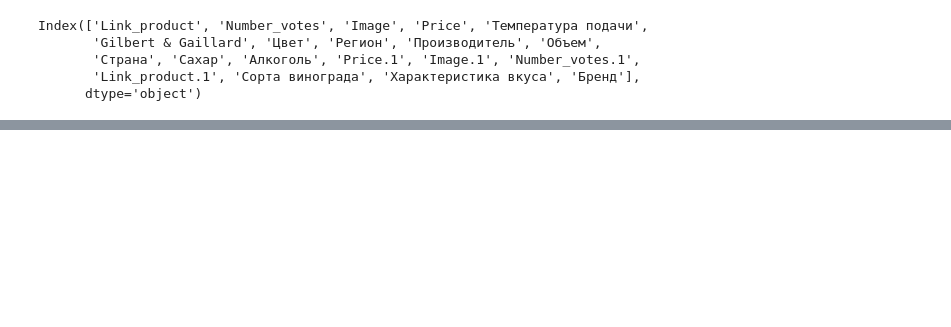
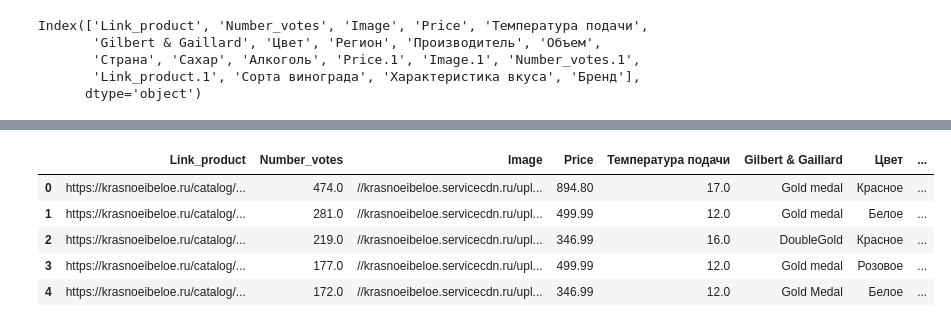
Before and after one commit to SergeyHSE/MarketingResearch.github.io, a Jupyter notebook: Preprocessing.ipynb, the cells around one changed output, grey strips where cells are left out. Cells and saved outputs as stored; diff of their text form; code cells hidden in the pictures; blank space fills up the shorter version.

```diff
--- a/Preprocessing.ipynb
+++ b/Preprocessing.ipynb
@@ -40,7 +40,7 @@ Index(['Link_product', 'Number_votes', 'Image', 'Price', 'Температура
       dtype='object')
 # %%
 data_KB = data_KB.drop(['Price.1', 'Image.1', 'Number_votes.1',
-       'Link_product.1'], axis=1)
+       'Link_product.1', 'Производитель'], axis=1)
 data_KB.head(8)
 # %% [output]
 |  | Link_product | Number_votes | Image | Price | Температура подачи | Gilbert & Gaillard | Цвет | ... |
@@ -52,5 +52,32 @@ data_KB.head(8)
 | 5 | https://krasnoeibeloe.ru/catalog/... | 92 оценки | //krasnoeibeloe.servicecdn.ru/upl... | 449.99 ₽ | 11 °С | Gold Medal | Белое | ... |
 | 6 | https://krasnoeibeloe.ru/catalog/... | 21 оценка | //krasnoeibeloe.servicecdn.ru/upl... | 649.90 ₽ | 11 °С | NaN | Белое | ... |
 | 7 | https://krasnoeibeloe.ru/catalog/... | 12 оценок | //krasnoeibeloe.servicecdn.ru/upl... | 599.90 ₽ | 17 °С | NaN | Красное | ... |
-# %%
-data_KB = data_KB.drop(['Производитель'], axis=1)
+# %%
+# Class for extract numeric from columns
+
+class NumericEctraction:
+  def __init__(self):
+    self.columns_to_extract = ['Price', 'Температура подачи', 'Объем', 'Алкоголь',
+                               'Number_votes']
+  def extract_numerics(self, s):
+    try:
+      return float(''.join(filter(lambda x: x.isdigit() or x == '.', s.split()[0])))
+    except ValueError:
+      return None
+  def extract_numerics_from_all_columns(self, data_frame):
+    for column_name in self.columns_to_extract:
+      if column_name in data_frame.columns:
+        data_frame[column_name] = data_frame[column_name].apply(self.extract_numerics)
+      else:
+        print(f"Column '{column_name}' non found....")
+# %%
+digits_extract = NumericEctraction()
+digits_extract.extract_numerics_from_all_columns(data_KB)
+data_KB.head()
+# %% [output]
+|  | Link_product | Number_votes | Image | Price | Температура подачи | Gilbert & Gaillard | Цвет | ... |
+| 0 | https://krasnoeibeloe.ru/catalog/... | 474.0 | //krasnoeibeloe.servicecdn.ru/upl... | 894.80 | 17.0 | Gold medal | Красное | ... |
+| 1 | https://krasnoeibeloe.ru/catalog/... | 281.0 | //krasnoeibeloe.servicecdn.ru/upl... | 499.99 | 12.0 | Gold medal | Белое | ... |
+| 2 | https://krasnoeibeloe.ru/catalog/... | 219.0 | //krasnoeibeloe.servicecdn.ru/upl... | 346.99 | 16.0 | DoubleGold | Красное | ... |
+| 3 | https://krasnoeibeloe.ru/catalog/... | 177.0 | //krasnoeibeloe.servicecdn.ru/upl... | 499.99 | 12.0 | Gold medal | Розовое | ... |
+| 4 | https://krasnoeibeloe.ru/catalog/... | 172.0 | //krasnoeibeloe.servicecdn.ru/upl... | 346.99 | 12.0 | Gold Medal | Белое | ... |
```
